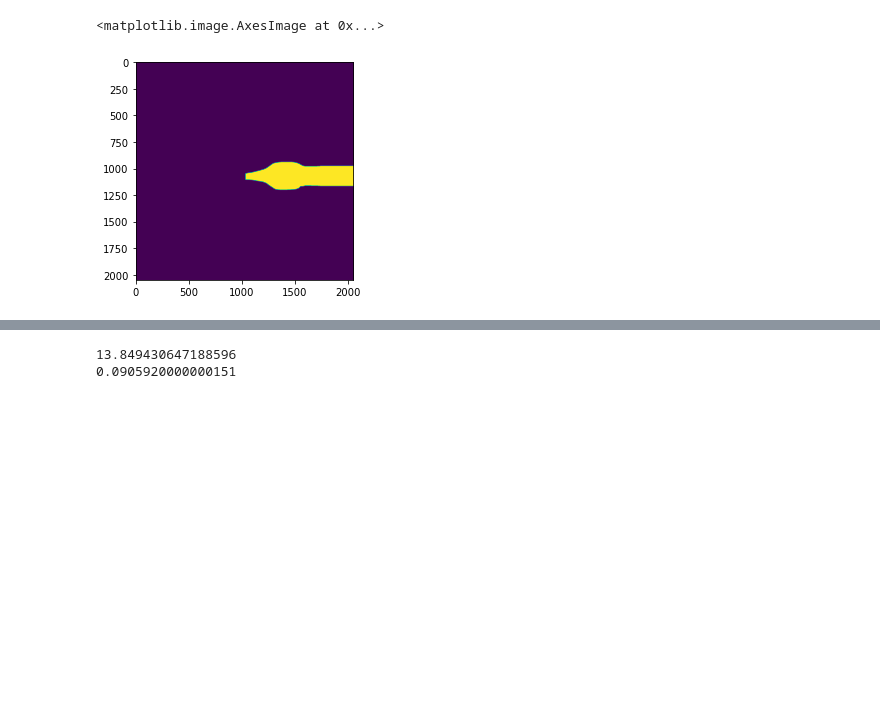
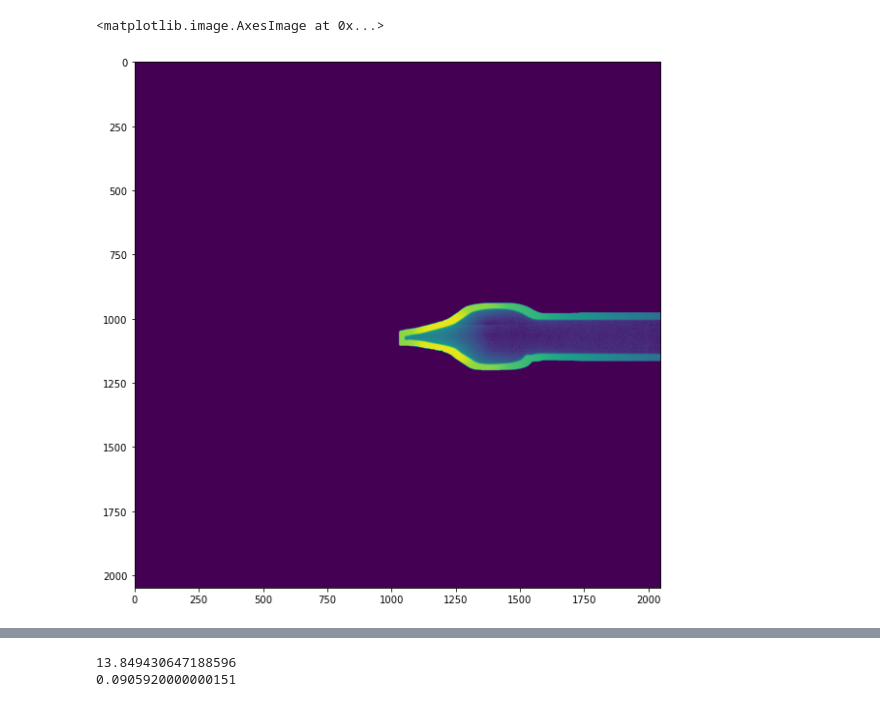
Before and after one commit to GWlab-SKKU/ePDFpy, a Jupyter notebook: centerfinding_jupyter.ipynb, the cells around one changed output, grey strips where cells are left out. Cells and saved outputs as stored; diff of their text form; code cells hidden in the pictures; blank space fills up the shorter version.

```diff
--- a/centerfinding_jupyter.ipynb
+++ b/centerfinding_jupyter.ipynb
@@ -5,7 +5,10 @@ import cv2
 import pandas as pd
 import mrcfile
 import time
+import matplotlib
 try:
    import cupy as cp
 except ImportError:
    use_cupy = True
+matplotlib.rcParams['figure.figsize'] = [10,10]
+%matplotliblib qt
@@ -54,27 +59,27 @@ c_x, c_y = get_initial_center(img)
 # %%
 def create_estimated_mask(c_x,c_y):
     x1 = 900
     x2 = 1250
     y1 = 900
     # plt.imshow(img[x1:x2,y1:])
     img_slice = img[x1:x2,y1:]
     thresh = cv2.inRange(img_slice,0,130)
     thresh[0:100,700:]=0
     thresh[240:,700:]=0
     beam_mask = np.zeros(img.shape)
     beam_mask[x1:x2,y1:]=thresh
 
     c_x=np.uint16(c_x)
     c_y=np.uint16(c_y)
 
     kernel = np.ones((50,50),np.uint8)
     beam_mask = cv2.dilate(beam_mask,kernel,1)
     mask = cv2.circle(beam_mask, (c_x,c_y),50,255,-1)
     mask = np.uint8(mask)
     return mask
 
 beam_mask = create_estimated_mask(c_x,c_y)
-plt.imshow(beam_mask)
+plt.imshow(cv2.bitwise_and(img,img,mask=beam_mask))
 # %% [output]
 <matplotlib.image.AxesImage at 0x...>
-[figure, old version]
+[figure, new version]
```
Also changed, not shown: parts of 4 cells of this notebook, 9 other files.
